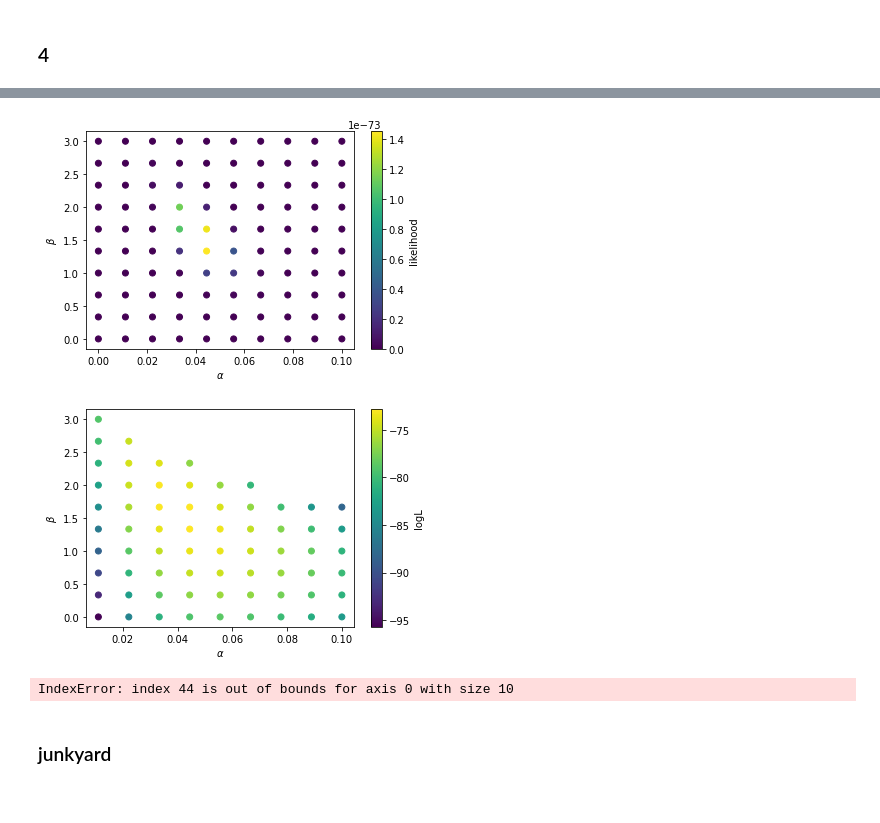
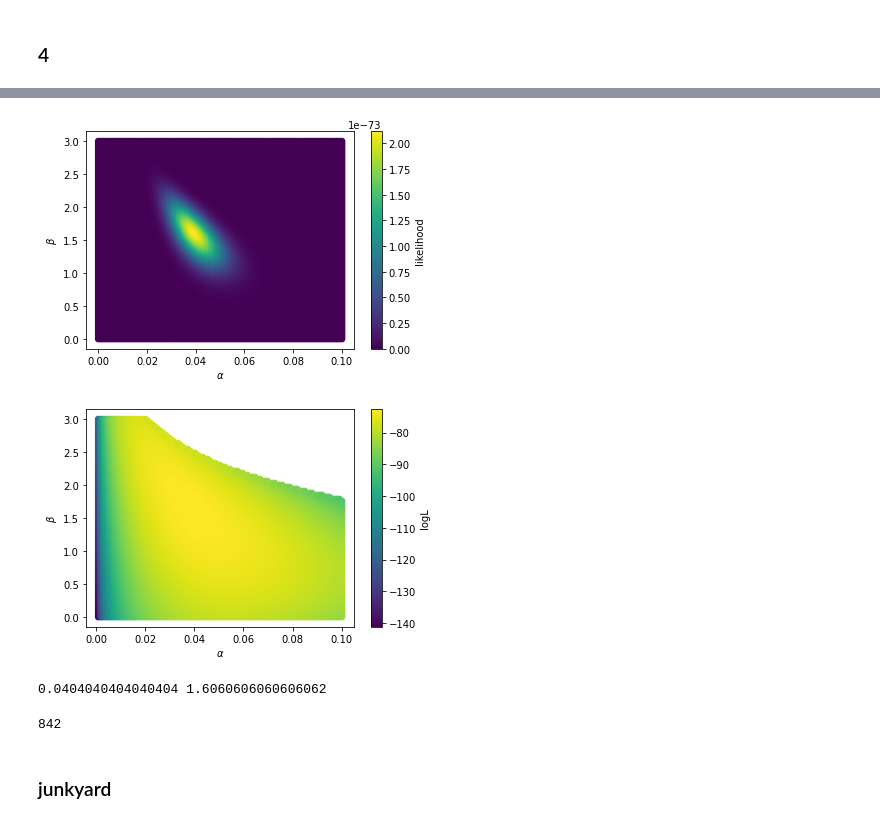
Before and after one commit to cl3425/uf-class-repo, a Jupyter notebook: exoplanets/final_project/final_project_lam.ipynb, the cells around one changed output, grey strips where cells are left out. Cells and saved outputs as stored; diff of their text form; code cells hidden in the pictures.

```diff
--- a/exoplanets/final_project/final_project_lam.ipynb
+++ b/exoplanets/final_project/final_project_lam.ipynb
@@ -194,21 +194,22 @@ def calc_likelihood(metallicity, has_planet, a, b):
     likelihood = np.zeros(len(metallicity))
     has_planet = list(has_planet)
     for i, m in enumerate(metallicity):
-
-        # first apply the likelihood itself
         # decide whether f or 1-f
         if has_planet[i]=='P':
-            likelihood_elt = f(a, b, m)
+            likelihood[i] = f(a, b, m)
         elif has_planet[i]=='S':
-            likelihood_elt = 1-(f(a, b, m))
-
-        # then apply the prior
-        if (likelihood_elt <= 0.) or (likelihood_elt > 1.): # if out of bounds of U~[0,1] prior
-            pass
-        else:
-            likelihood[i] = likelihood_elt
+            likelihood[i] = 1-(f(a, b, m))
 
     return np.prod(likelihood)
+
+def apply_prior(likelihood):
+    # takes in array and does element-wise application of The Hammer
+    for i in range(len(likelihood)):
+        if (likelihood[i] <= 0.) or (likelihood[i] > 1.): # if out of bounds of U~[0,1] prior
+            likelihood[i] = 0
+        else:
+            pass
+    return likelihood
 
 @np.vectorize # for meshgrid version, not used but see junkyard
 def calc_likelihood_vectorized(metallicity, has_planet, a, b):
@@ -235,8 +303,8 @@ def calc_likelihood_vectorized(metallicity, has_planet, a, b):
 # %%
 from itertools import product
 
-alphas = np.linspace(0, 0.1, 10)
-betas = np.linspace(0, 3, 10)
+alphas = np.linspace(0, 0.1, 100)
+betas = np.linspace(0, 3, 100)
 
 # turn Cartesian product of alpha and beta into a DataFrame for easier plotting later
 posteriors = pd.DataFrame({'alpha': alphas, 'beta': betas})
@@ -247,34 +315,36 @@ likelihoods = []
 for a in alphas:
     for b in betas:
         likelihood = calc_likelihood(has_label['logFeH'], has_label['f_id'], a, b)
         #print(np.log10(likelihood))
         likelihoods.append(likelihood)
 
 posteriors['likelihood'] = likelihoods
+posteriors['posterior'] = apply_prior(likelihoods)
 #print(likelihoods)
 posteriors['logL'] = np.log10(likelihoods)
 #print(max(posteriors.logL))
 #posteriors = posteriors.replace(-np.inf, np.nan)
 #posteriors = posteriors.dropna(subset=['logL'])
 
 #print(posteriors)
 plt.scatter(posteriors.alpha, posteriors.beta, c=posteriors.likelihood)
 plt.xlabel(r'$\alpha$')
 plt.ylabel(r'$\beta$')
 cbar = plt.colorbar()
 cbar.set_label('likelihood')
 plt.show()
 
 plt.scatter(posteriors.alpha, posteriors.beta, c=posteriors.logL)
 plt.xlabel(r'$\alpha$')
 plt.ylabel(r'$\beta$')
 cbar = plt.colorbar()
 cbar.set_label('logL')
 plt.show()
 
-best_alpha, best_beta = posteriors.iloc[alphas[np.argmax(posteriors.logL)]], betas[np.argmax(posteriors.logL)]
+argmax = posteriors.logL.idxmax()
+best_alpha, best_beta = posteriors.iloc[argmax].alpha, posteriors.iloc[argmax].beta
 print(best_alpha, best_beta)
 # %% [output]
-[figure, old version]
+[figure, new version]
-[figure, old version]
+[figure, new version]
-IndexError: index 44 is out of bounds for axis 0 with size 10
+0.0404040404040404 1.6060606060606062
@@ -284,3 +351,29 @@ for m in has_label.logFeH:
+# %%
+fs = []
+for i, flag in enumerate(has_label.f_id):
+    if flag=='P': # if has planet
+        fs.append(f(best_alpha, best_beta, has_label.logFeH.reset_index().logFeH[i]))
+    elif flag=='S':
+        fs.append(1-f(best_alpha, best_beta, has_label.logFeH.reset_index().logFeH[i]))
+print(len(fs))
+
+hist, bins = np.histogram(has_planets.logFeH, bins=6)
+
+#plt.bar(bins_has[:-1], hist_has/len(has_planets), width = 0.05, alpha=0.5, linestyle='--',
+#        fill=False, label='has planets')
+#plt.bar(bins_hasnt[:-1], hist_hasnt/len(hasnt_planets), width = 0.1, alpha=0.5,
+#        fill=False, label='no planets')
+plt.bar(bins_has[:-1], hist_has/len(has_planets), width = 0.1, alpha=0.5, label='has planets')
+plt.bar(bins_hasnt[:-1], hist_hasnt/len(hasnt_planets), width = 0.1, alpha=0.5, label='no planets')
+
+plt.title('metallicities of stars with vs without planets')
+plt.ylabel('normalized count')
+plt.xlabel('log [M/H]')
+#plt.xlim(-0.5, 0.5)
+plt.legend()
+plt.show()
+# %% [output]
+842
 # %% [markdown]
 ### junkyard
 # %% [markdown]
```
Also changed, not shown: parts of 5 cells of this notebook.
